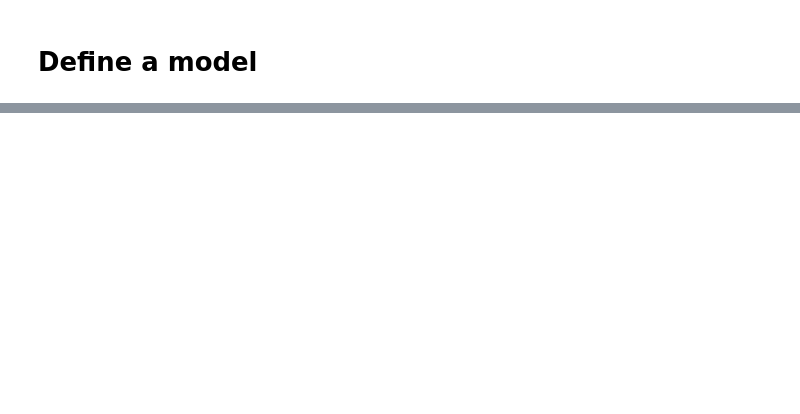
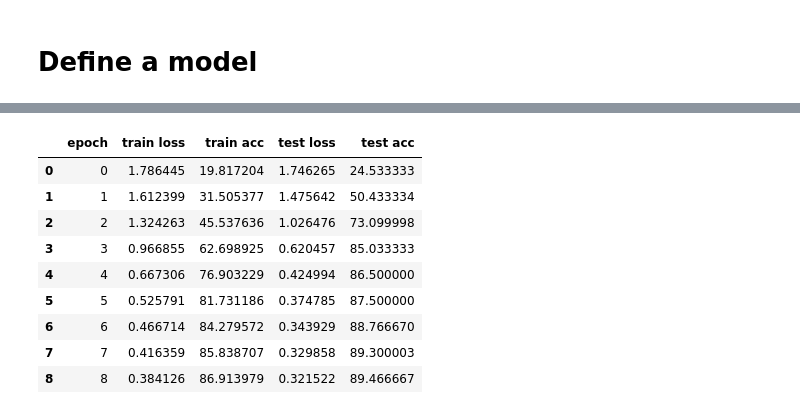
Before and after one commit to YachaySCG/summer_school_2021, a Jupyter notebook: template_pytorch_sc_2021.ipynb, the cells around one changed output, grey strips where cells are left out. Saved outputs shown, nothing was run; the diff lists cells and outputs as text; code cells hidden in the pictures; blank space fills up the shorter version.

```diff
--- a/template_pytorch_sc_2021.ipynb
+++ b/template_pytorch_sc_2021.ipynb
@@ -254,0 +309,25 @@ def plot_results(results, name):
+# %%
+# the plot_results function expects a data frame results and the name to save the file
+# the fields of the data frame are
+
+# - epoch : number of epoch
+# - train acc : value of the train accuracy at each epoch
+# - test acc : value of the test accuracy at each epoch
+# - train loss : value of the train loss at each epoch
+# - test loss : value of the test loss at each epoch
+
+# loading results from previous saved .csv
+name = "log_2021_09_06-17:33:54.csv"
+results = pd.read_csv(os.path.join(RESULT_DIR,name), sep =',')
+results
+# %% [output]
+|  | epoch | train loss | train acc | test loss | test acc |
+| 0 | 0 | 1.786445 | 19.817204 | 1.746265 | 24.533333 |
+| 1 | 1 | 1.612399 | 31.505377 | 1.475642 | 50.433334 |
+| 2 | 2 | 1.324263 | 45.537636 | 1.026476 | 73.099998 |
+| 3 | 3 | 0.966855 | 62.698925 | 0.620457 | 85.033333 |
+| 4 | 4 | 0.667306 | 76.903229 | 0.424994 | 86.500000 |
+| 5 | 5 | 0.525791 | 81.731186 | 0.374785 | 87.500000 |
+| 6 | 6 | 0.466714 | 84.279572 | 0.343929 | 88.766670 |
+| 7 | 7 | 0.416359 | 85.838707 | 0.329858 | 89.300003 |
+| 8 | 8 | 0.384126 | 86.913979 | 0.321522 | 89.466667 |
```
Also changed, not shown: parts of 26 cells of this notebook, 2 other files.
